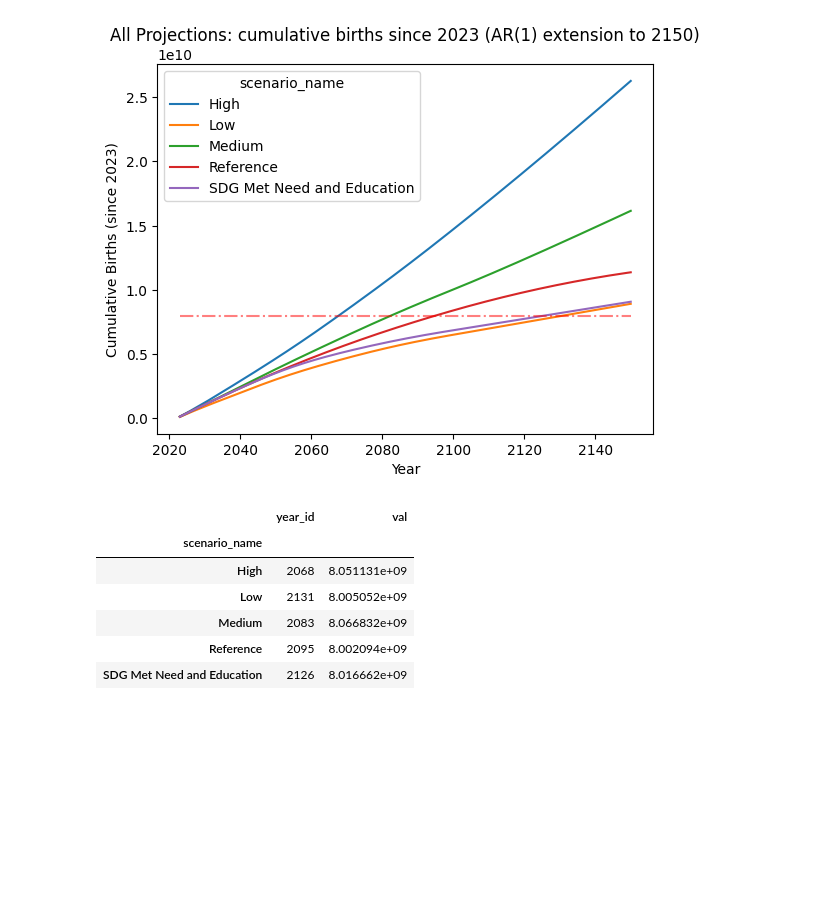
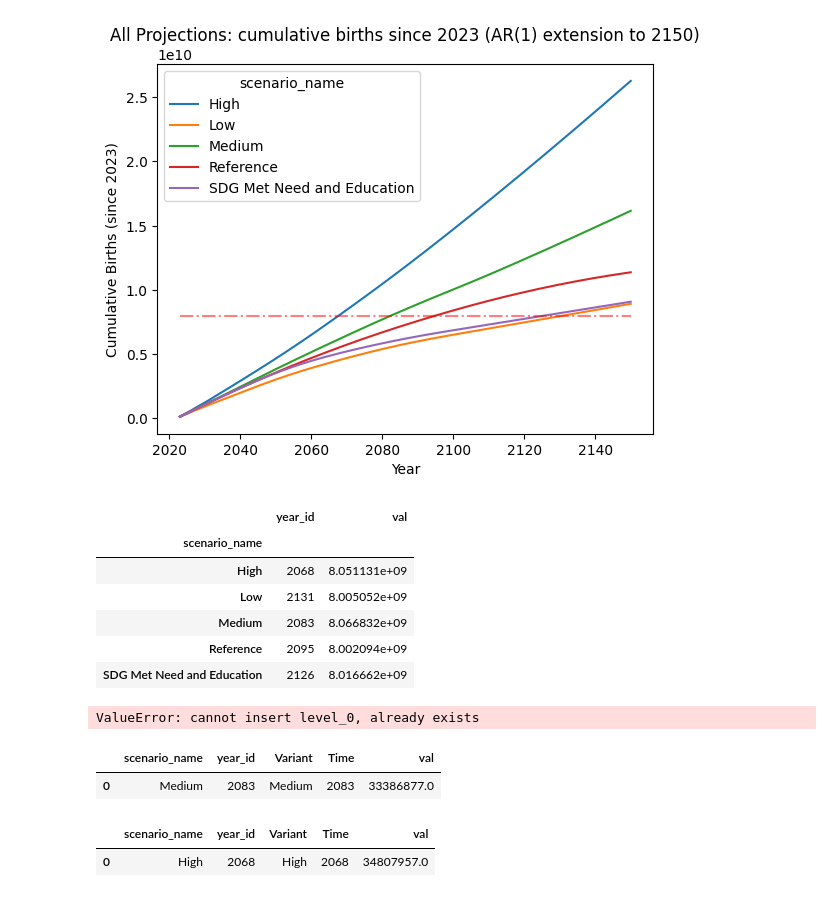
Before and after one commit to Niallfealty/n8b_un_foundation, a Jupyter notebook: model_analysis/exploratory/notebooks/initial_results/ComputeN8B.ipynb, the cells around one changed output. Drawn from its saved outputs; the diff is of its cells as text; code cells hidden in the pictures; blank space fills up the shorter version.

```diff
--- a/model_analysis/exploratory/notebooks/initial_results/ComputeN8B.ipynb
+++ b/model_analysis/exploratory/notebooks/initial_results/ComputeN8B.ipynb
@@ -264,0 +274,41 @@ cumulative_births_comb_ext50[cumulative_births_comb_ext50.val >= 8e9]\
+# %%
+df_maroc = df_maroc[df_maroc.Location=="Morocco"]
+df_maroc_other = df_maroc_other[(df_maroc_other.Location=="Morocco") & (df_maroc_other.Variant=="High")]
+# %%
+cumulative_births_maroc = df_maroc[df_maroc.Time > 2022]\
+    .sort_values(["Variant","Time"], ascending=True)\
+    .set_index(["Variant","Time"])\
+    .groupby("Variant")\
+    .val\
+    .cumsum()\
+    .reset_index()
+
+cumulative_births_maroc_other = df_maroc_other[(df_maroc_other.Time > 2022) & (df_maroc_other.Time < 2101)]\
+    .sort_values(["Variant","Time"], ascending=True)\
+    .set_index(["Variant","Time"])\
+    .groupby("Variant")\
+    .val\
+    .cumsum()\
+    .reset_index()
+# %%
+n8b.columns = list(n8b.columns)
+# %%
+n8b = n8b.reset_index()
+# %% [output]
+ValueError: cannot insert level_0, already exists
+# %%
+n8b.loc[:,["scenario_name","year_id"]]\
+    .merge(cumulative_births_maroc,
+        left_on=["scenario_name","year_id"],
+        right_on=["Variant", "Time"])
+# %% [output]
+|  | scenario_name | year_id | Variant | Time | val |
+| 0 | Medium | 2083 | Medium | 2083 | 33386877.0 |
+# %%
+n8b.loc[:,["scenario_name","year_id"]]\
+    .merge(cumulative_births_maroc_other,
+        left_on=["scenario_name","year_id"],
+        right_on=["Variant", "Time"])
+# %% [output]
+|  | scenario_name | year_id | Variant | Time | val |
+| 0 | High | 2068 | High | 2068 | 34807957.0 |
```
Also changed, not shown: parts of 12 cells of this notebook.
